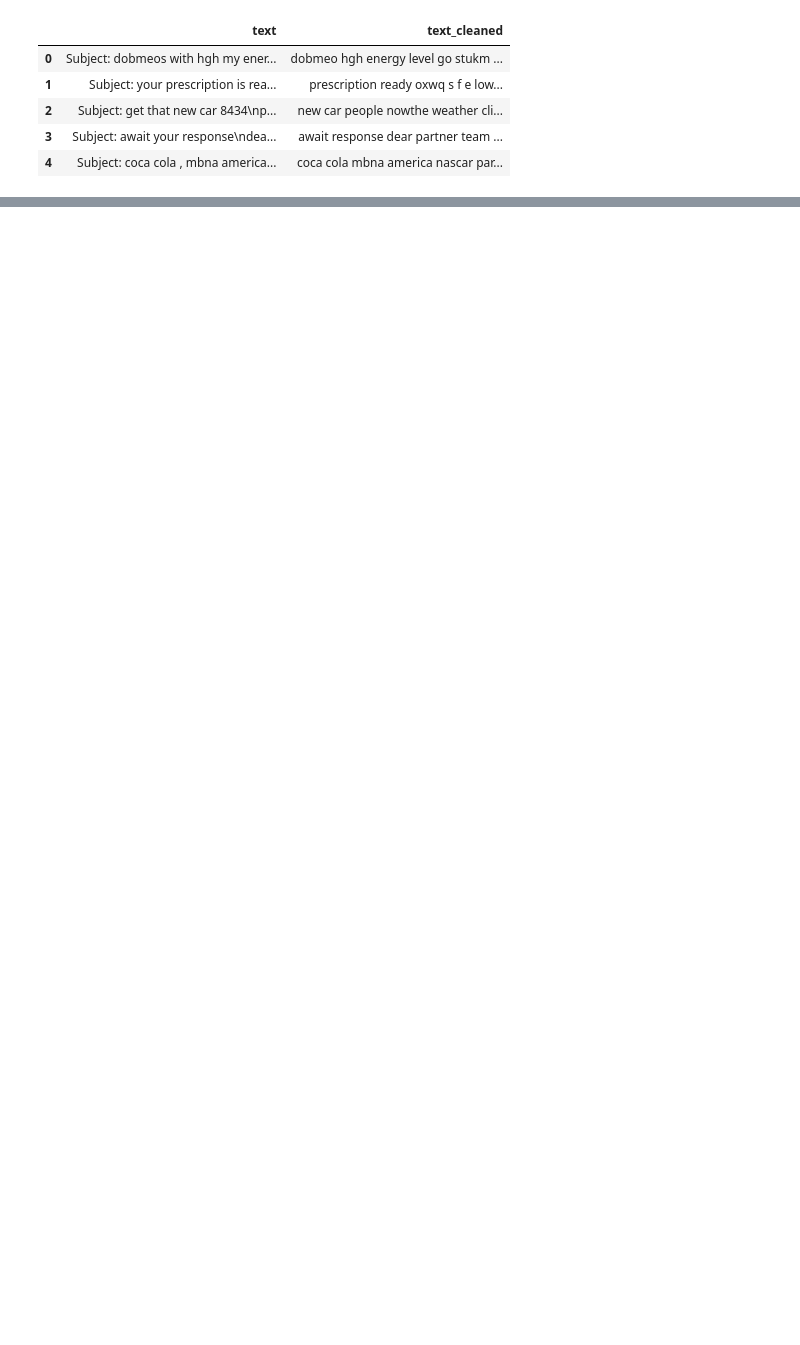
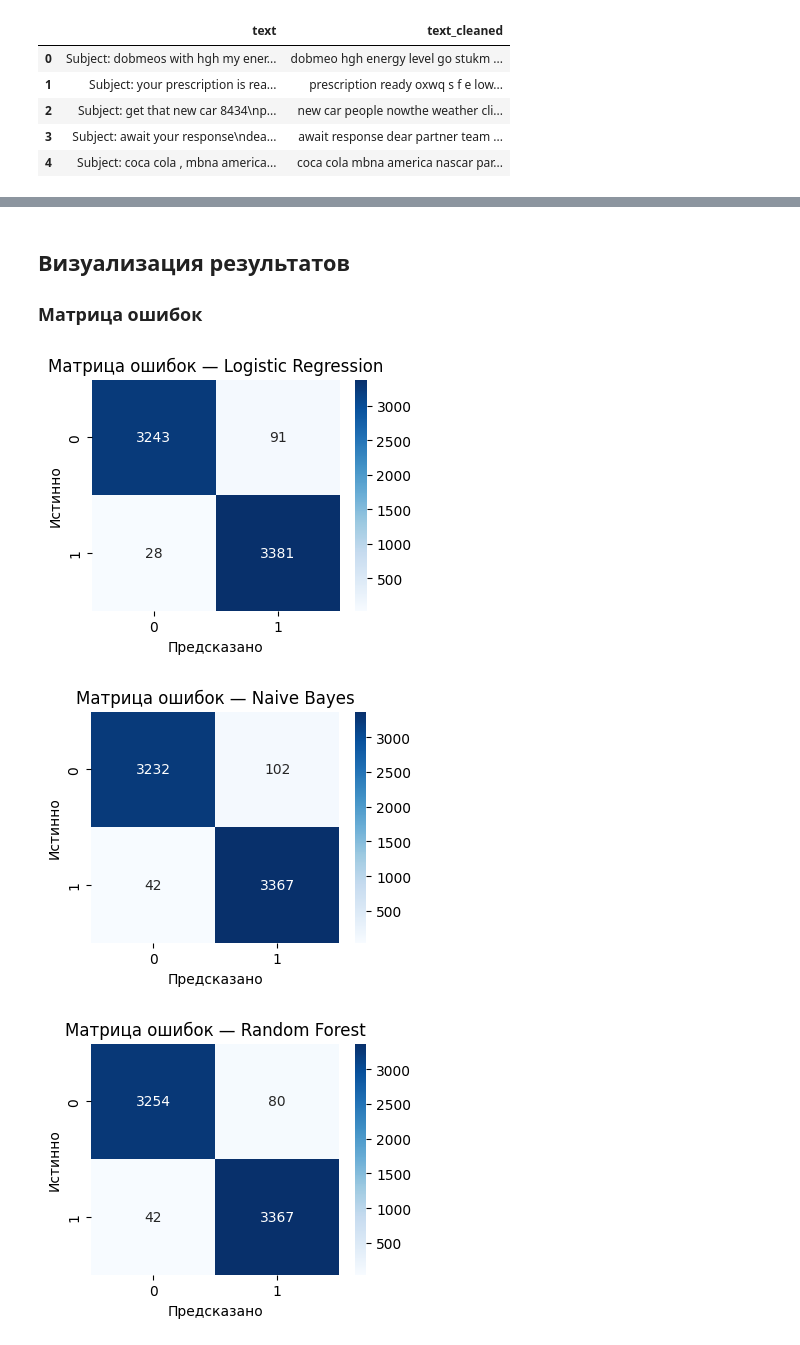
Before and after one commit to Aineko-beep/spam_classifier, a Jupyter notebook: spam_classifier.ipynb, the cells around one changed output, grey strips where cells are left out. Drawn from its saved outputs; the diff is of its cells as text; code cells hidden in the pictures; blank space fills up the shorter version.

```diff
--- a/spam_classifier.ipynb
+++ b/spam_classifier.ipynb
@@ -100,4 +94,2 @@ y = df['label'].map({'ham': 0, 'spam': 1})
 # %%
-X_train, X_test, y_train, y_test = train_test_split(
-    X, y, test_size=0.2, random_state=42, stratify=y
-)
+X_train, X_test, y_train, y_test = train_test_split(X, y, test_size=0.2, random_state=42)
@@ -103,0 +98,15 @@ X_train, X_test, y_train, y_test = train_test_split(
+# %%
+models = {
+    "Logistic Regression": LogisticRegression(),
+    "Naive Bayes": MultinomialNB(),
+    "Random Forest": RandomForestClassifier(),
+    "SVM": SVC(probability=True),
+    "KNN": KNeighborsClassifier()
+}
+
+fitted_models = {}
+
+for name, model in models.items():
+    model.fit(X_train, y_train)
+    fitted_models[name] = model
+    print(f"{name} обучена!")
@@ -103,0 +121,5 @@ X_train, X_test, y_train, y_test = train_test_split(
+# %%
+for name, model in fitted_models.items():
+    y_pred = model.predict(X_test)
+    print(f"\n--- {name} ---")
+    print(classification_report(y_test, y_pred))
@@ -103,0 +144,20 @@ X_train, X_test, y_train, y_test = train_test_split(
+# %% [markdown]
+## Визуализация результатов
+### Матрица ошибок
+# %%
+def plot_conf_matrix(y_true, y_pred, model_name):
+    cm = confusion_matrix(y_true, y_pred)
+    plt.figure(figsize=(4, 3))
+    sns.heatmap(cm, annot=True, fmt='d', cmap='Blues')
+    plt.title(f'Матрица ошибок — {model_name}')
+    plt.xlabel('Предсказано')
+    plt.ylabel('Истинно')
+    plt.show()
+
+for name, model in fitted_models.items():
+    y_pred = model.predict(X_test)
+    plot_conf_matrix(y_test, y_pred, name)
+# %% [output]
+[figure, added]
+[figure, added]
+[figure, added]
```
Also changed, not shown: parts of 17 cells of this notebook.
